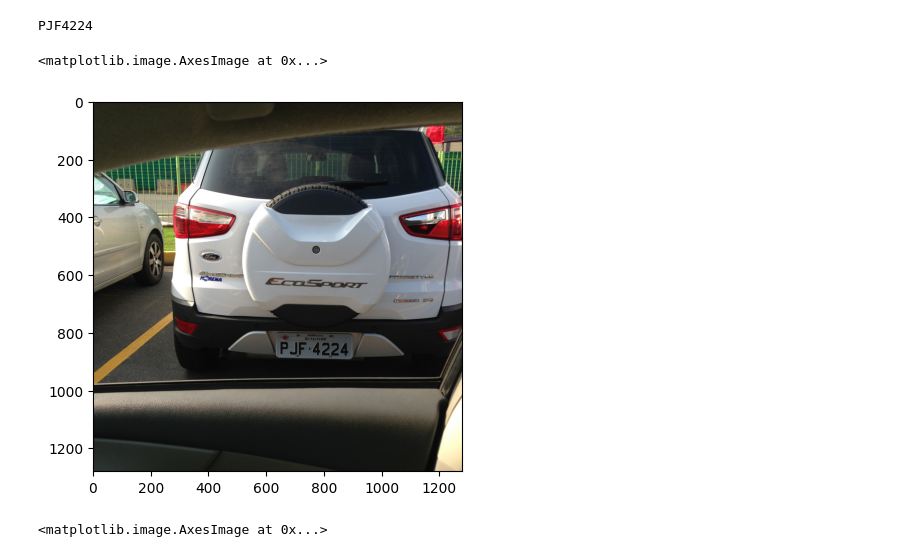
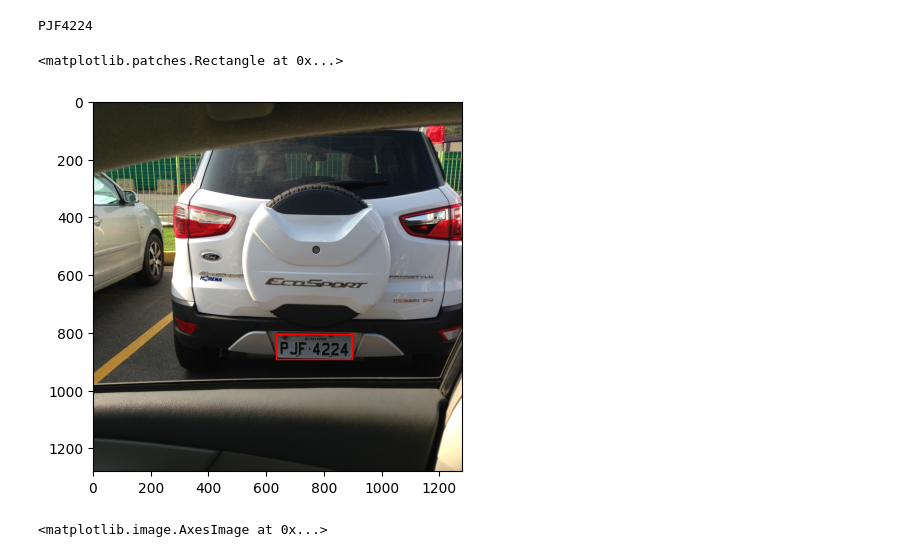
Before and after one commit to SimpleANPR/anpr, a Jupyter notebook: dataset.ipynb, the cells around one changed output. Cells and saved outputs as stored; diff of their text form; code cells hidden in the pictures.

Commit message:
feat: add plate rectangle

```diff
--- a/dataset.ipynb
+++ b/dataset.ipynb
@@ -8,11 +9,18 @@ ds = OpenALPRDataset()
 # %%
 img = ds.image_at(100)
 print(img.plate_text)
-plt.imshow(img.image)
+
+fig, ax = plt.subplots()
+ax.imshow(img.image)
+x, y, w, h = img.plate_rect
+ax.add_patch(patches.Rectangle((x, y), w, h,
+                               linewidth=1,
+                               edgecolor='r',
+                               facecolor='none'))
 # %% [output]
 PJF4224
-<matplotlib.image.AxesImage at 0x...>
+<matplotlib.patches.Rectangle at 0x...>
-[figure, old version]
+[figure, new version]
 # %%
 plt.imshow(GrayScale(cv2.COLOR_RGB2GRAY).process(img.image),
            cmap='gray')
```
Also changed, not shown: parts of 1 cell of this notebook, 1 other file.
